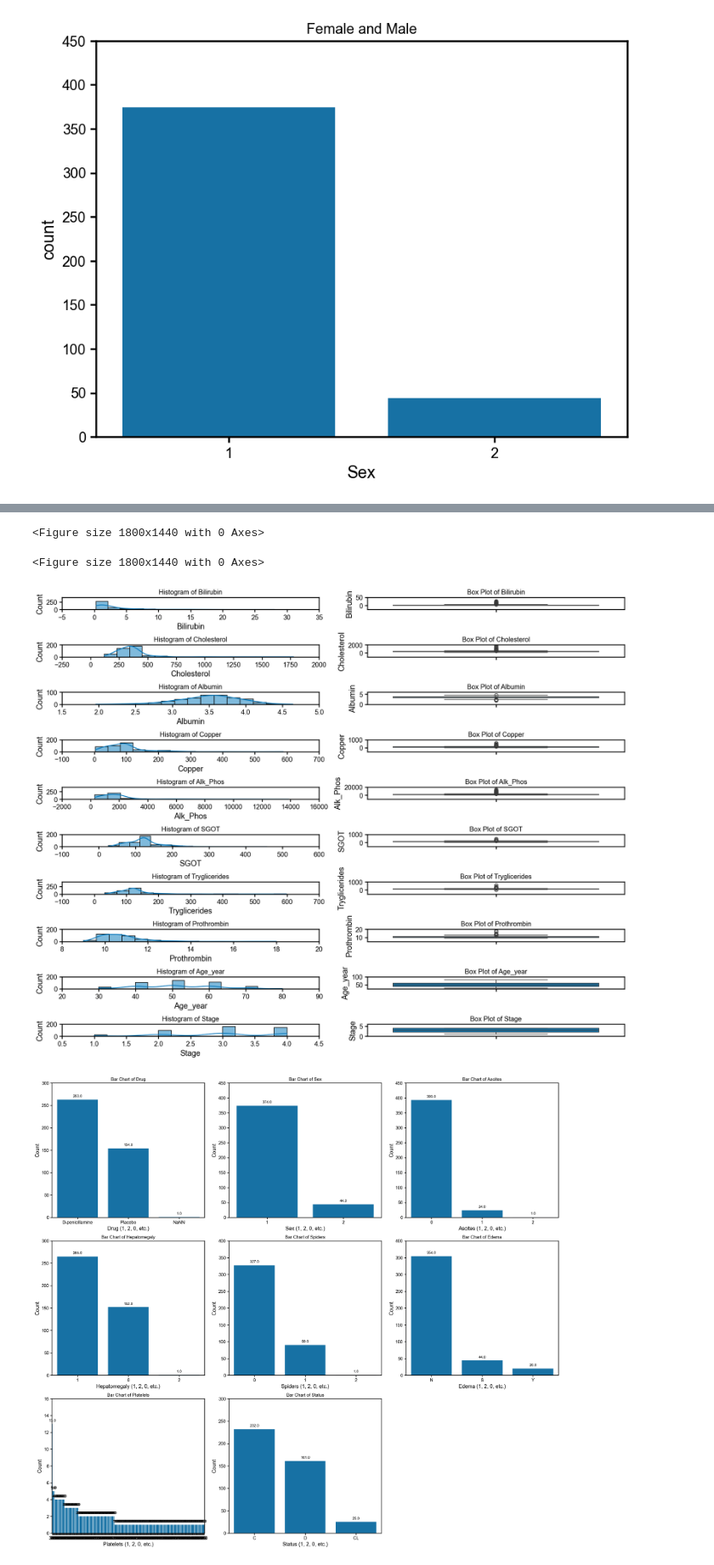
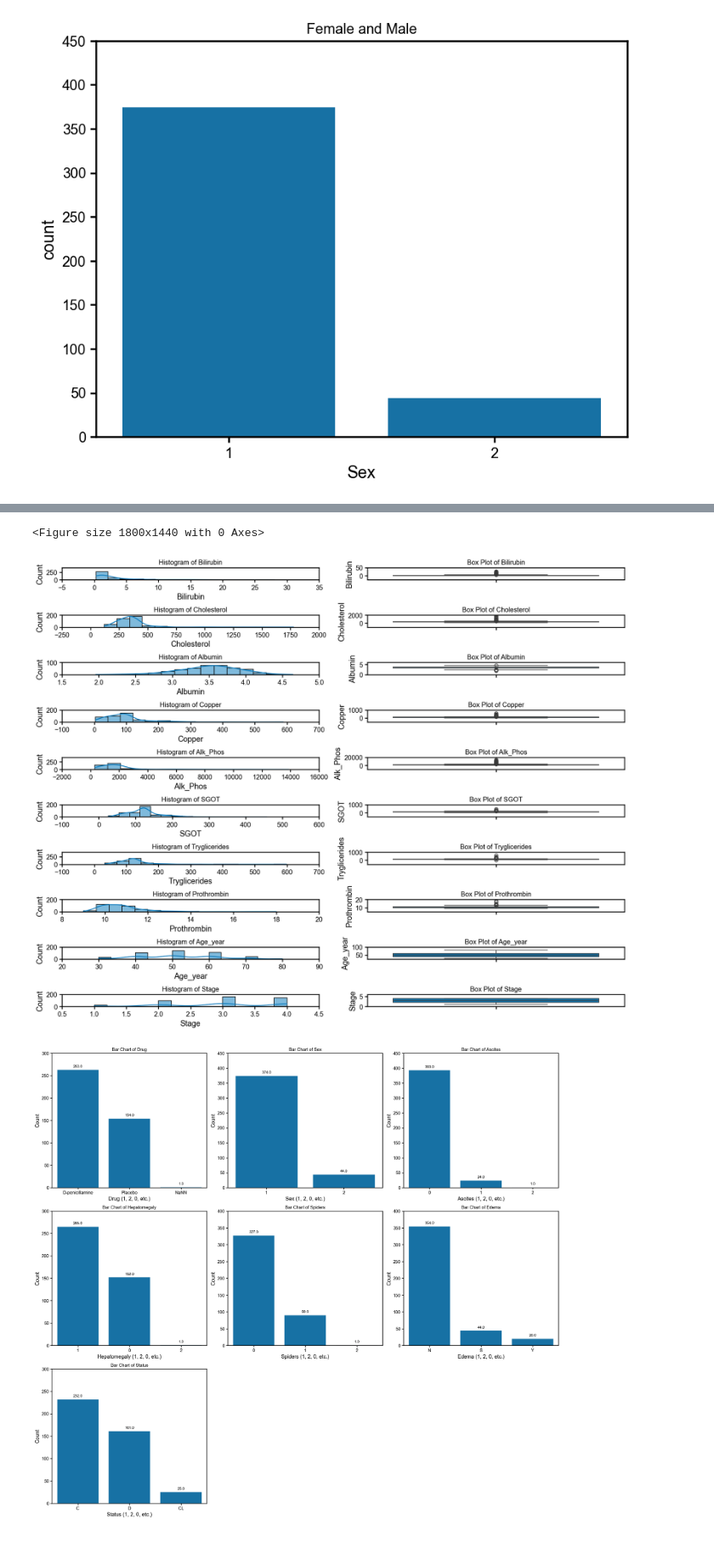
Before and after one commit to Karina-shih/cmse830_fds, a Jupyter notebook: mid-cancer.ipynb, the cells around one changed output, grey strips where cells are left out. Shown at 85% size. Drawn from its saved outputs; the diff is of its cells as text; code cells hidden in the pictures.

```diff
--- a/mid-cancer.ipynb
+++ b/mid-cancer.ipynb
@@ -380,3 +396,23 @@ Data columns (total 19 columns):
  18  Age_year       418 non-null    float64
 dtypes: float64(11), int64(4), object(4)
 memory usage: 62.2+ KB
+# %%
+df_copy_cancer['Platelets'] = (
+    df_copy_cancer['Platelets']
+    .astype(str)                                # 確保所有內容都是字串，以便進行字串操作
+    .str.replace(',', '', regex=False)          # 移除所有逗號 (,)
+    .replace(['?', '-', 'NA', 'N/A', '','NaNN'], np.nan) # 將常見的非數字表示的缺失值替換為 NaN
+    .astype(float)                              # 轉換為浮點數，這樣可以處理 NaN (因為 int 類型不能直接包含 NaN)
+)
+
+# 2. 將 NaN 替換為適當的值並轉換為 int
+# 由於 int64 不能包含 NaN，您必須決定如何處理在步驟 1 中產生的 NaN 值：
+
+# 選項 A (建議): 用平均值或中位數填充 NaN，然後轉換為 int64
+# df['Platelets'] = df['Platelets'].fillna(df['Platelets'].mean()).round().astype('int64')
+
+# 選項 B: 用 0 填充 NaN，然後轉換為 int64
+df_copy_cancer['Platelets'] = df_copy_cancer['Platelets'].fillna(0).astype('int64')
+
+# 選項 C (適用於 Pandas 1.0+): 轉換為支持 NaN 的整數類型
+# df['Platelets'] = df['Platelets'].astype('Int64') # 注意是大寫 I，它允許 NaN
@@ -445,7 +501,7 @@ print("--- 數值變數摘要統計 (Describe) ---")
 print(df_copy_cancer[numeric_cols].describe().T)
 
 categorical_cols = [ 'Drug', 'Sex', 'Ascites', 'Hepatomegaly', 'Spiders',
-    'Edema', 'Platelets', 'Status'
+    'Edema', 'Status'
 ]
 
 print("\n--- 類別變數頻率計數 (Value Counts) ---")
@@ -506,13 +562,12 @@ Stage          418.0     3.023923     0.875678    1.00     2.000000
 C      55.5%
 D     38.52%
 CL     5.98%
 Name: proportion, dtype: object
 <Figure size 1800x1440 with 0 Axes>
 <Figure size 1800x1440 with 0 Axes>
 <Figure size 1800x1440 with 0 Axes>
 <Figure size 1800x1440 with 0 Axes>
 <Figure size 1800x1440 with 0 Axes>
 <Figure size 1800x1440 with 0 Axes>
-<Figure size 1800x1440 with 0 Axes>
 [figure]
-[figure, old version]
+[figure, new version]
```
Also changed, not shown: parts of 10 cells of this notebook.
